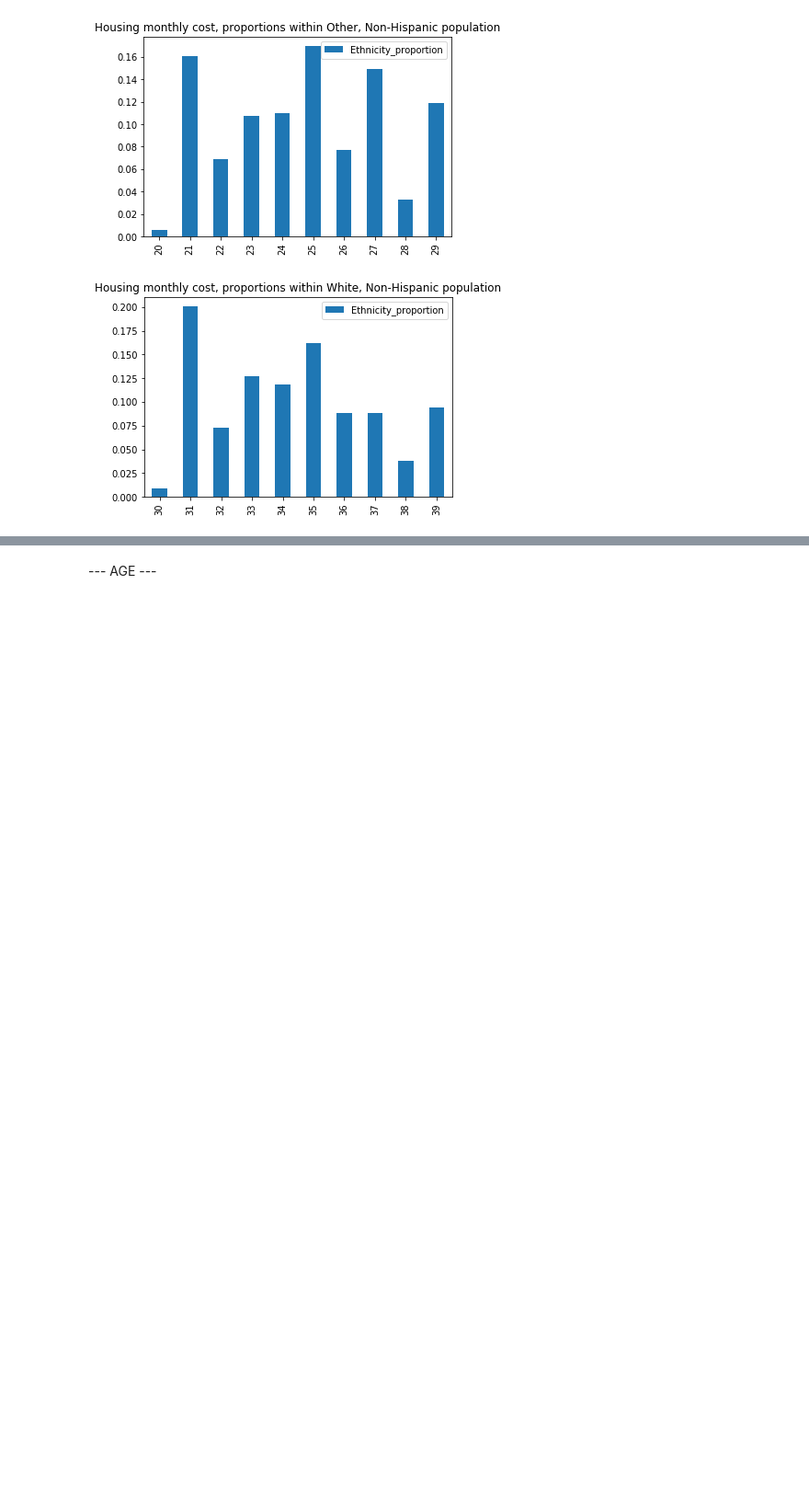
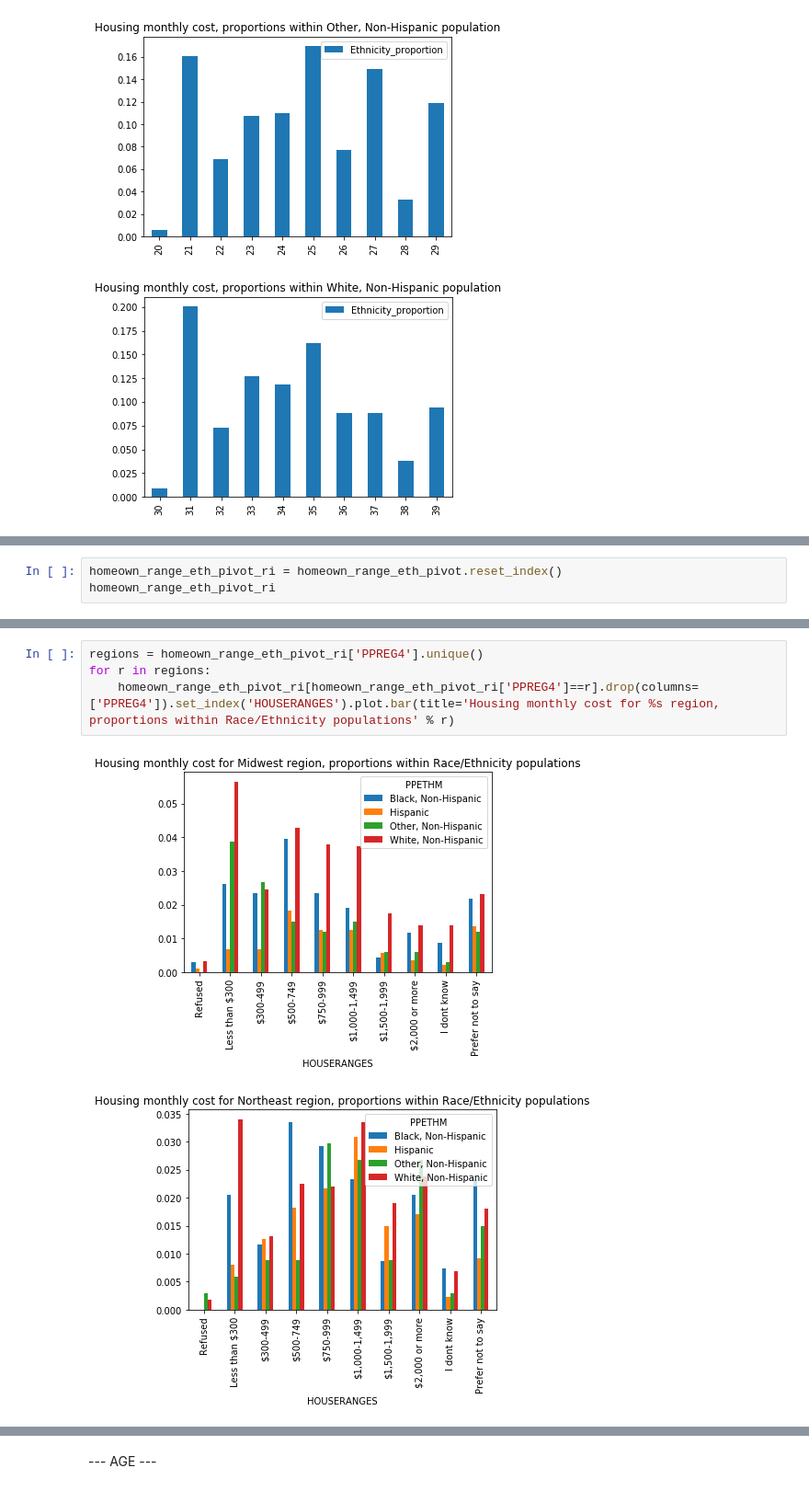
Before and after one commit to ds4a-team85/cohort2020-team-project, a Jupyter notebook: eda/CFPB_EDA.ipynb, the cells around one changed output, grey strips where cells are left out. Shown at 92% size. Cells and saved outputs as stored; diff of their text form; blank space fills up the shorter version.

```diff
--- a/eda/CFPB_EDA.ipynb
+++ b/eda/CFPB_EDA.ipynb
@@ -614,0 +689,3 @@ for g in eth_vals:
+# %%
+homeown_range_eth_pivot_ri = homeown_range_eth_pivot.reset_index()
+homeown_range_eth_pivot_ri
@@ -614,0 +710,7 @@ for g in eth_vals:
+# %%
+regions = homeown_range_eth_pivot_ri['PPREG4'].unique()
+for r in regions:
+    homeown_range_eth_pivot_ri[homeown_range_eth_pivot_ri['PPREG4']==r].drop(columns=['PPREG4']).set_index('HOUSERANGES').plot.bar(title='Housing monthly cost for %s region, proportions within Race/Ethnicity populations' % r)
+# %% [output]
+[figure, added]
+[figure, added]
```
Also changed, not shown: parts of 70 cells of this notebook.
